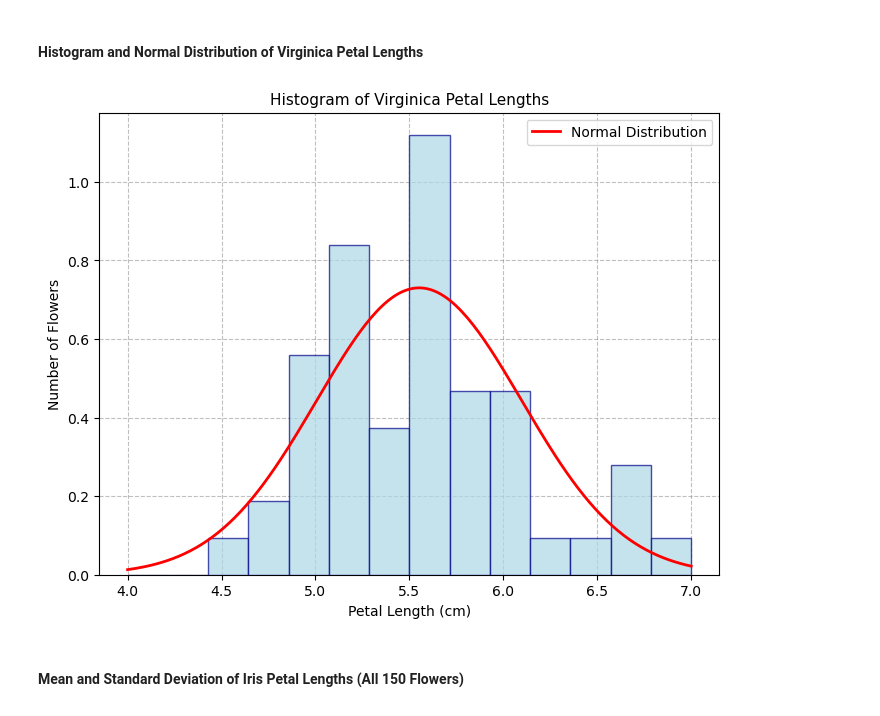
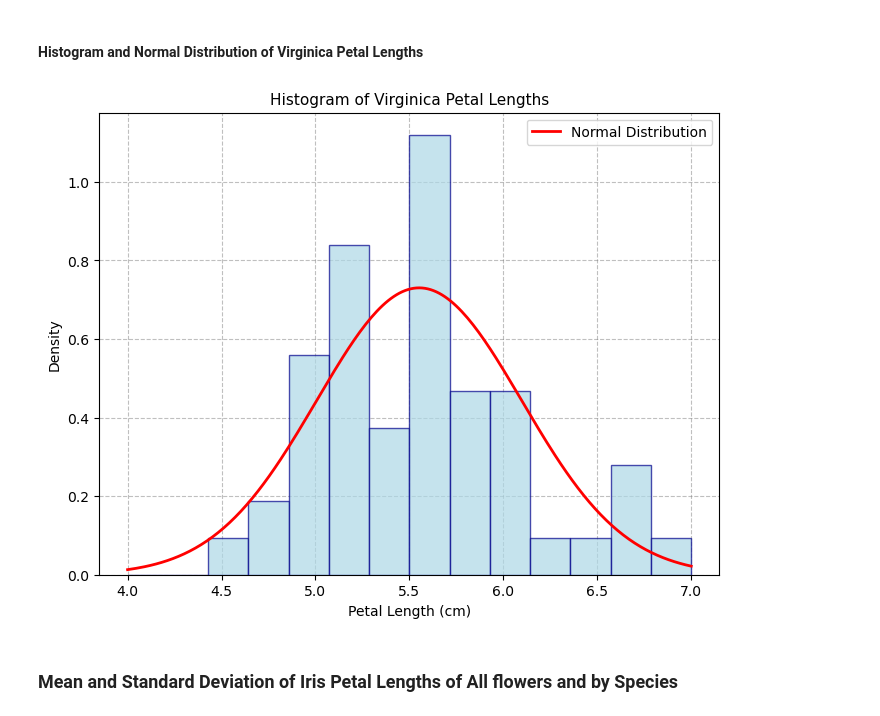
Before and after one commit to Maroua-El-Imame/applied-statistics-assessment, a Jupyter notebook: problems.ipynb, the cells around one changed output. Drawn from its saved outputs; the diff is of its cells as text; code cells hidden in the pictures.

```diff
--- a/problems.ipynb
+++ b/problems.ipynb
@@ -285,30 +334,31 @@ plt.show()
 # %%
 # calculate mean and standard deviation for Virginica
 mean = np.mean(virginica_petal_length)
 std = np.std(virginica_petal_length)
 
 # plot a histogram showing the petal lengths of Virginica flowers
-# Use density=True to scale the histogram for comparison with the normal distribution curve
-plt.figure(figsize=(8, 6))
+# use density=True to scale the histogram for comparison with the normal distribution curve
+# store the figure in a variable for later comparison
+fig_virginica = plt.figure(figsize=(8, 6))
 plt.hist(virginica_petal_length, bins=np.linspace(4, 7, 15), alpha=0.7, color='lightblue', edgecolor='darkblue', zorder=3, density=True)
 
 # surimpose normal distribution curve
 x = np.linspace(4, 7, 200)
 plt.plot(x, stats.norm.pdf(x, mean, std), color='red', linewidth=2, zorder=4, label='Normal Distribution')
 
 # label the axes and add a title
 plt.title('Histogram of Virginica Petal Lengths', fontsize=11)
 plt.xlabel('Petal Length (cm)', fontsize=10)
-plt.ylabel('Number of Flowers', fontsize=10)
+plt.ylabel('Density', fontsize=10)
 
 # Add a grid to the plot for better readability
 plt.grid(True, color='gray', linestyle='--', alpha=0.5)
 plt.legend()
 
 # Display the plot
 plt.show()
 # %% [output]
-[figure, old version]
+[figure, new version]
 # %% [markdown]
-#### Mean and Standard Deviation of Iris Petal Lengths (All 150 Flowers)
+### Mean and Standard Deviation of Iris Petal Lengths of All flowers and by Species
 # %%
```
Also changed, not shown: parts of 16 cells of this notebook.
